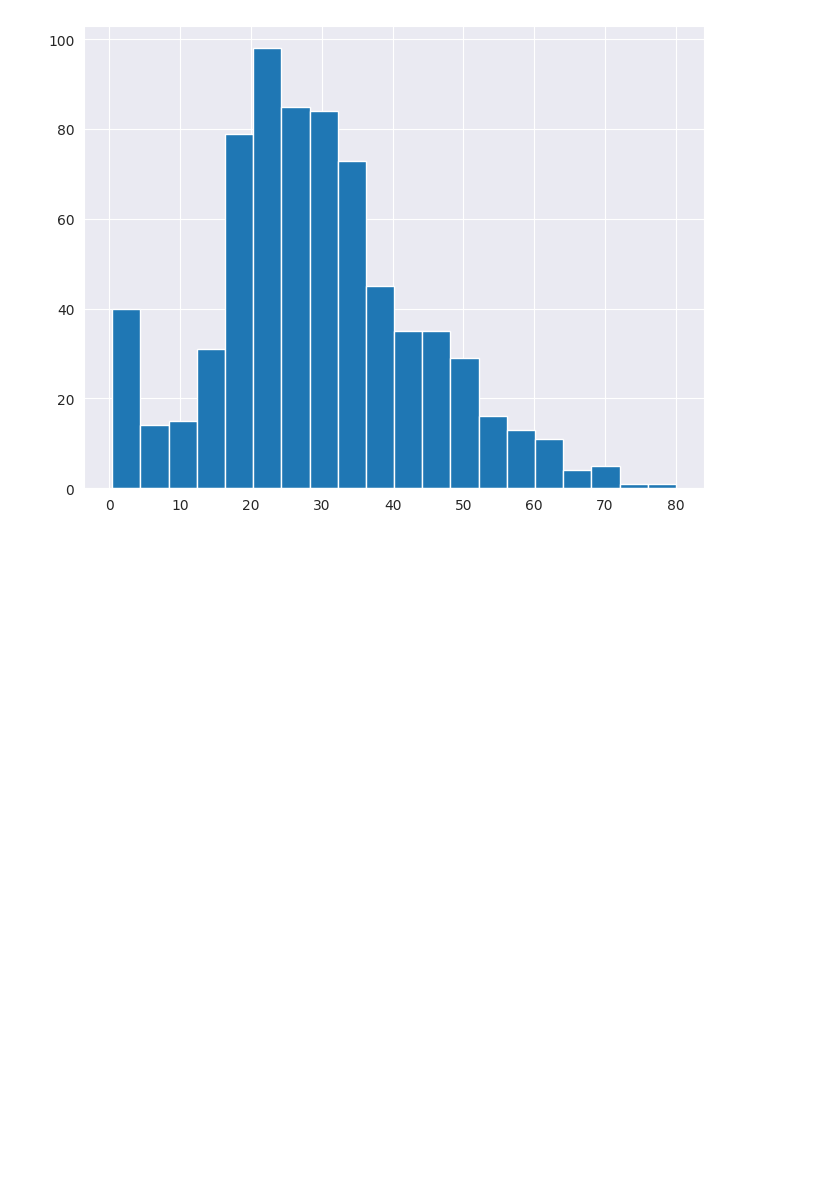
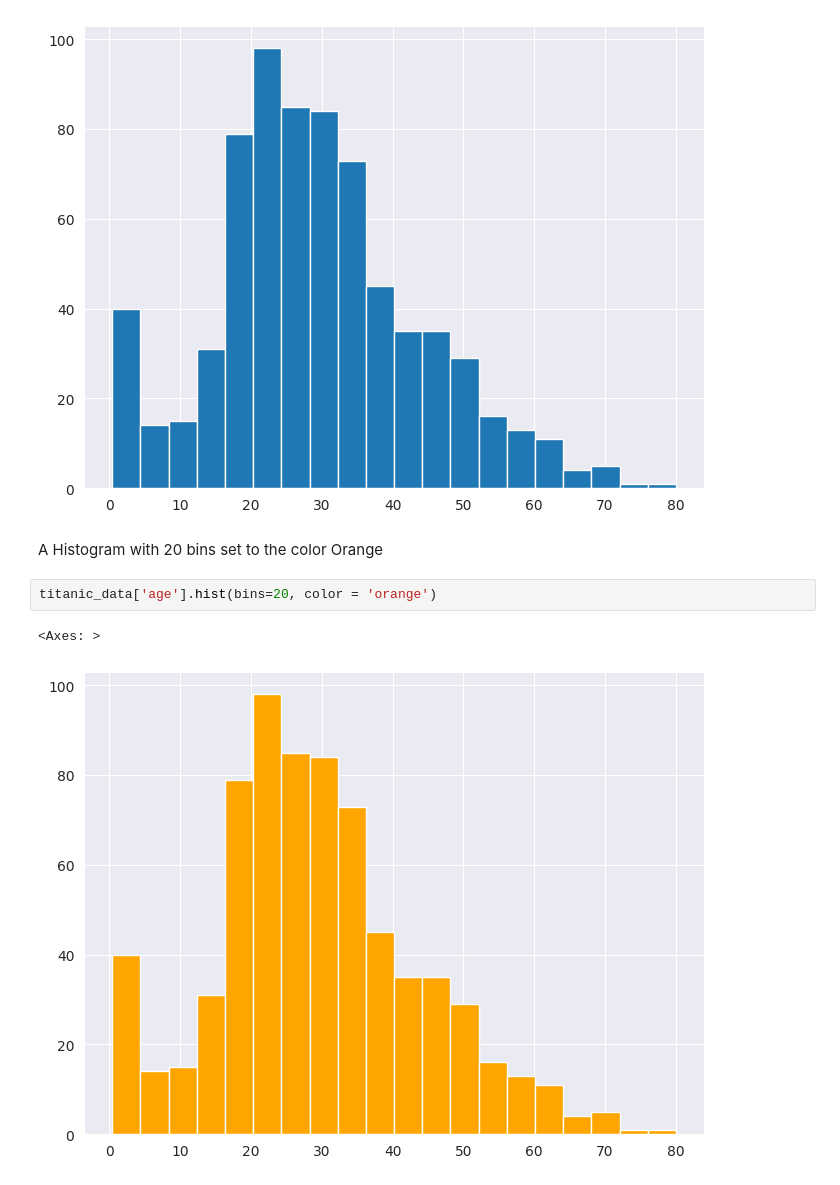
Before and after one commit to KennedyMungai/pandas_proper_intro, a Jupyter notebook: pandas.ipynb, the cells around one changed output. Drawn from its saved outputs; the diff is of its cells as text; blank space fills up the shorter version.

Commit message:
A histogram with 20 bins and orange bars

```diff
--- a/pandas.ipynb
+++ b/pandas.ipynb
@@ -1095,3 +1095,10 @@ titanic_data['age'].hist(bins=20)
 # %% [output]
 <Axes: >
 [figure]
+# %% [markdown]
+<p>A Histogram with 20 bins set to the color Orange</p>
+# %%
+titanic_data['age'].hist(bins=20, color = 'orange')
+# %% [output]
+<Axes: >
+[figure, added]
```
